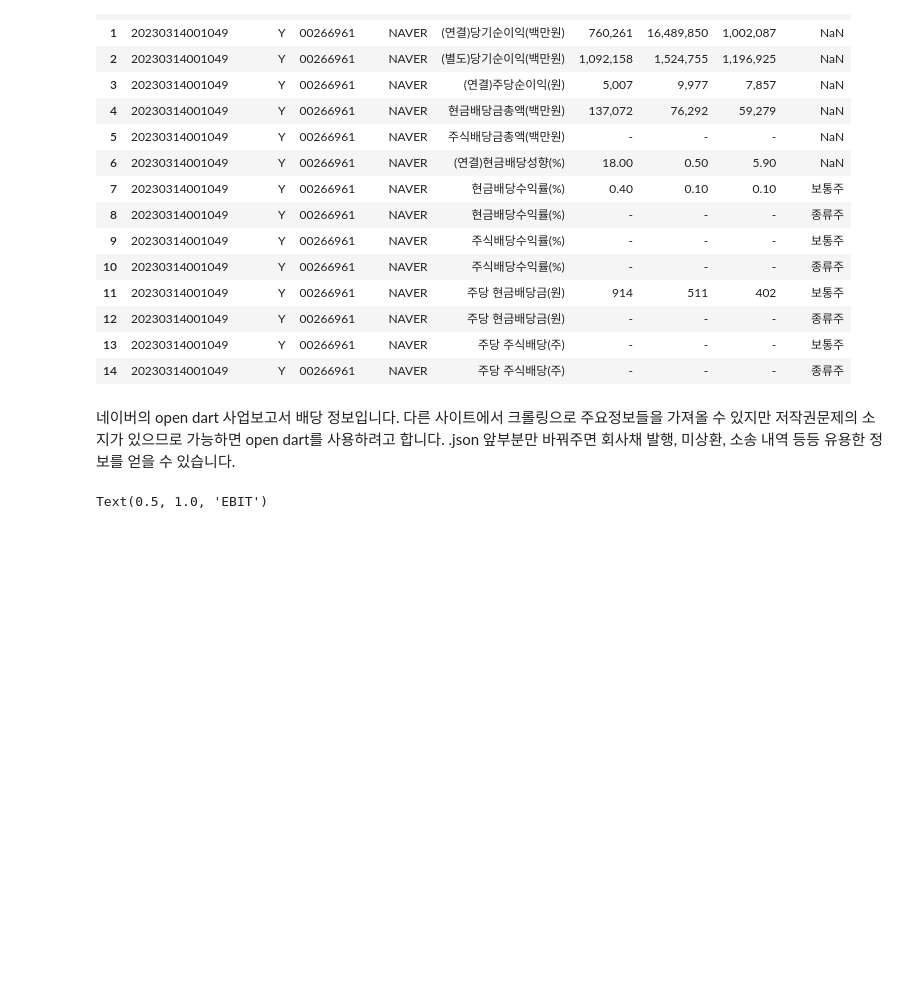
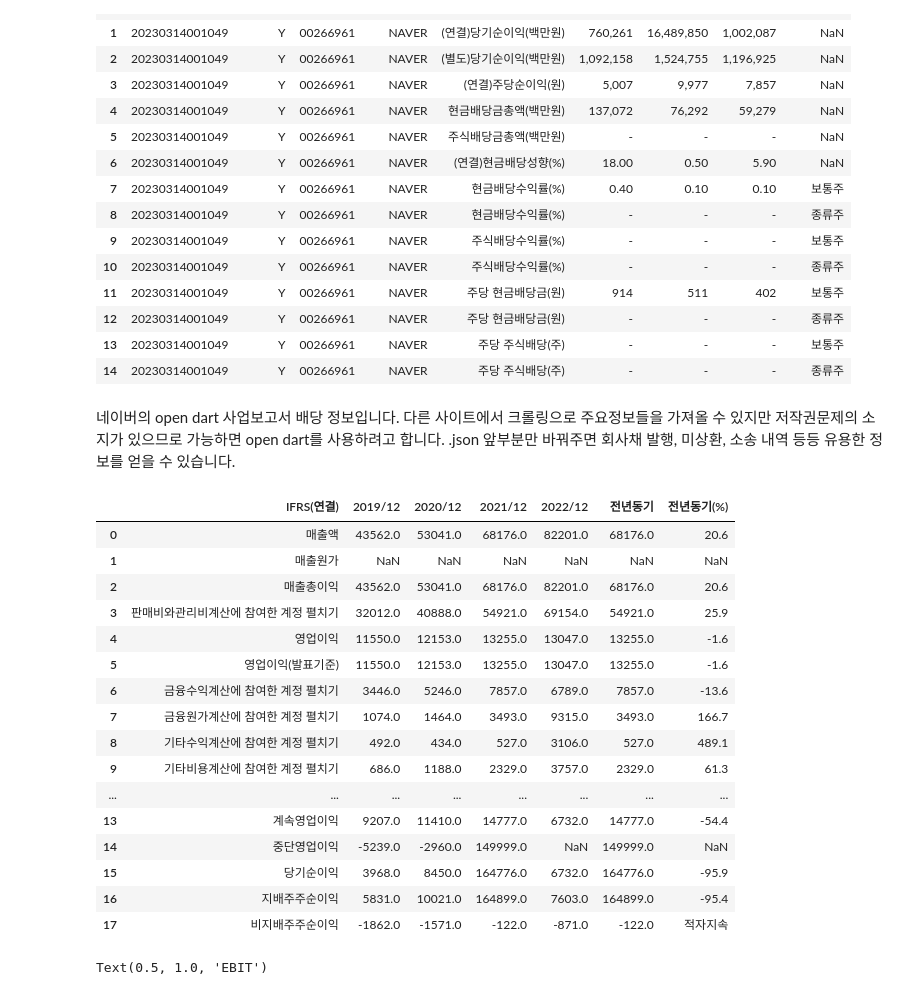
Before and after one commit to hojune2/_investment, a Jupyter notebook: micro.ipynb, the cells around one changed output. Saved outputs shown, nothing was run; the diff lists cells and outputs as text; code cells hidden in the pictures; blank space fills up the shorter version.

```diff
--- a/micro.ipynb
+++ b/micro.ipynb
@@ -120,9 +120,28 @@ div_data_ss_df
 # %%
 #무료사이트
 url='https://comp.fnguide.com/SVO2/ASP/SVD_Finance.asp?pGB=1&gicode=A035420&cID=&MenuYn=Y&ReportGB=&NewMenuID=103&stkGb=701'
 table= pd.read_html(url)
 data=table[0]
 data=data.T
+data.T
+# %% [output]
+|  | IFRS(연결) | 2019/12 | 2020/12 | 2021/12 | 2022/12 | 전년동기 | 전년동기(%) |
+| 0 | 매출액 | 43562.0 | 53041.0 | 68176.0 | 82201.0 | 68176.0 | 20.6 |
+| 1 | 매출원가 | NaN | NaN | NaN | NaN | NaN | NaN |
+| 2 | 매출총이익 | 43562.0 | 53041.0 | 68176.0 | 82201.0 | 68176.0 | 20.6 |
+| 3 | 판매비와관리비계산에 참여한 계정 펼치기 | 32012.0 | 40888.0 | 54921.0 | 69154.0 | 54921.0 | 25.9 |
+| 4 | 영업이익 | 11550.0 | 12153.0 | 13255.0 | 13047.0 | 13255.0 | -1.6 |
+| 5 | 영업이익(발표기준) | 11550.0 | 12153.0 | 13255.0 | 13047.0 | 13255.0 | -1.6 |
+| 6 | 금융수익계산에 참여한 계정 펼치기 | 3446.0 | 5246.0 | 7857.0 | 6789.0 | 7857.0 | -13.6 |
+| 7 | 금융원가계산에 참여한 계정 펼치기 | 1074.0 | 1464.0 | 3493.0 | 9315.0 | 3493.0 | 166.7 |
+| 8 | 기타수익계산에 참여한 계정 펼치기 | 492.0 | 434.0 | 527.0 | 3106.0 | 527.0 | 489.1 |
+| 9 | 기타비용계산에 참여한 계정 펼치기 | 686.0 | 1188.0 | 2329.0 | 3757.0 | 2329.0 | 61.3 |
+| ... | ... | ... | ... | ... | ... | ... | ... |
+| 13 | 계속영업이익 | 9207.0 | 11410.0 | 14777.0 | 6732.0 | 14777.0 | -54.4 |
+| 14 | 중단영업이익 | -5239.0 | -2960.0 | 149999.0 | NaN | 149999.0 | NaN |
+| 15 | 당기순이익 | 3968.0 | 8450.0 | 164776.0 | 6732.0 | 164776.0 | -95.9 |
+| 16 | 지배주주순이익 | 5831.0 | 10021.0 | 164899.0 | 7603.0 | 164899.0 | -95.4 |
+| 17 | 비지배주주순이익 | -1862.0 | -1571.0 | -122.0 | -871.0 | -122.0 | 적자지속 |
 # %%
 data_ebit=pd.DataFrame(data[4])
 data_ebit=data_ebit.iloc[1:6]
```
